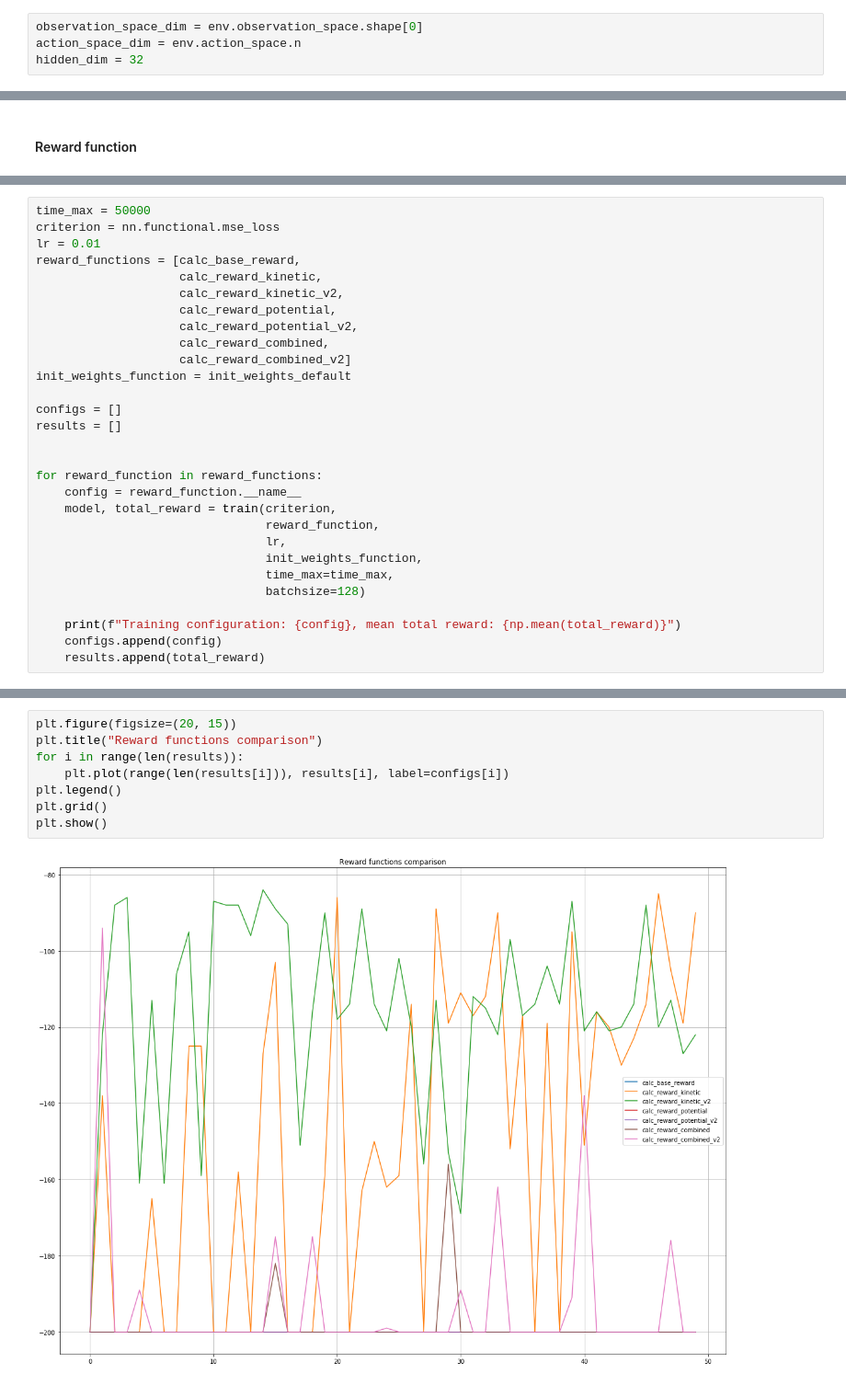
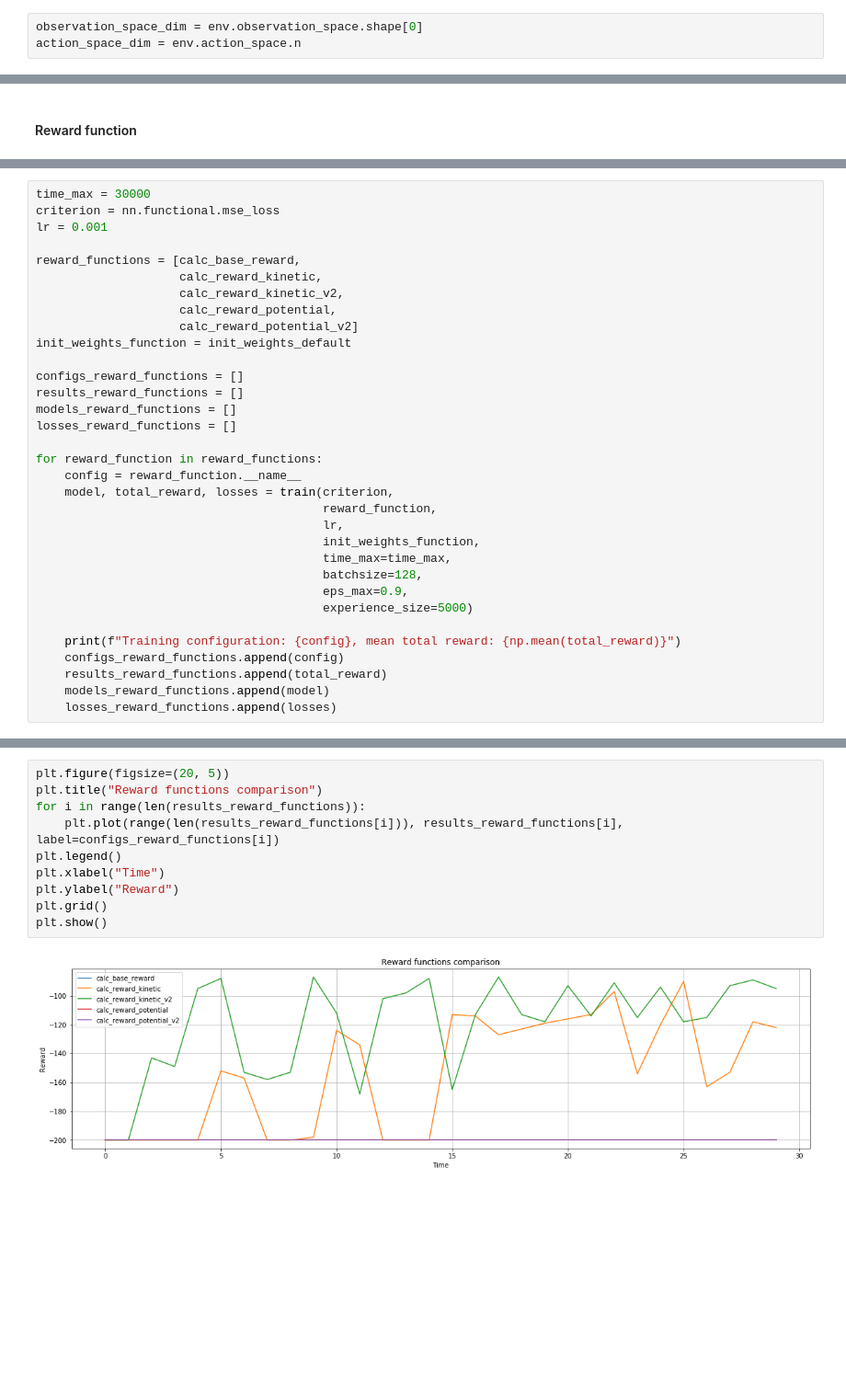
Before and after one commit to oganesManasian/DeepRL-Mountain-car, a Jupyter notebook: Mountain car DQN.ipynb, the cells around one changed output, grey strips where cells are left out. Shown: that part at 92% size. Cells and saved outputs as stored; diff of their text form; blank space fills up the shorter version.

Commit message:
Added visualisations
Added visualisations (policy, loss)
Added model with auxiliary task

```diff
--- a/Mountain car DQN.ipynb
+++ b/Mountain car DQN.ipynb
@@ -61,5 +68,4 @@ Let's first define DL model
 # %%
 observation_space_dim = env.observation_space.shape[0]
 action_space_dim = env.action_space.n
-hidden_dim = 32
 # %%
@@ -402,32 +437,36 @@ Now let's compare proposed reward functions (7 in total).
 # %%
-time_max = 50000
+time_max = 30000
 criterion = nn.functional.mse_loss
-lr = 0.01
+lr = 0.001
+
 reward_functions = [calc_base_reward,
                     calc_reward_kinetic,
                     calc_reward_kinetic_v2,
                     calc_reward_potential,
-                    calc_reward_potential_v2,
-                    calc_reward_combined,
-                    calc_reward_combined_v2]
+                    calc_reward_potential_v2]
 init_weights_function = init_weights_default
 
-configs = []
-results = []
-
+configs_reward_functions = []
+results_reward_functions = []
+models_reward_functions = []
+losses_reward_functions = []
 
 for reward_function in reward_functions:
     config = reward_function.__name__
-    model, total_reward = train(criterion,
-                                reward_function,
-                                lr,
-                                init_weights_function,
-                                time_max=time_max,
-                                batchsize=128)
+    model, total_reward, losses = train(criterion,
+                                        reward_function,
+                                        lr,
+                                        init_weights_function,
+                                        time_max=time_max,
+                                        batchsize=128,
+                                        eps_max=0.9,
+                                        experience_size=5000)
 
     print(f"Training configuration: {config}, mean total reward: {np.mean(total_reward)}")
-    configs.append(config)
-    results.append(total_reward)
+    configs_reward_functions.append(config)
+    results_reward_functions.append(total_reward)
+    models_reward_functions.append(model)
+    losses_reward_functions.append(losses)
 # %% [output]
 [interactive output not drawn]
 Training configuration: calc_base_reward, mean total reward: -200.0
@@ -446,10 +481,12 @@ Training configuration: calc_reward_combined_v2, mean total reward: -193.76
 # %%
-plt.figure(figsize=(20, 15))
+plt.figure(figsize=(20, 5))
 plt.title("Reward functions comparison")
-for i in range(len(results)):
-    plt.plot(range(len(results[i])), results[i], label=configs[i])
+for i in range(len(results_reward_functions)):
+    plt.plot(range(len(results_reward_functions[i])), results_reward_functions[i], label=configs_reward_functions[i])
 plt.legend()
+plt.xlabel("Time")
+plt.ylabel("Reward")
 plt.grid()
 plt.show()
 # %% [output]
-[figure, old version]
+[figure, new version]
```
Also changed, not shown: parts of 67 cells of this notebook, 5 other files.
